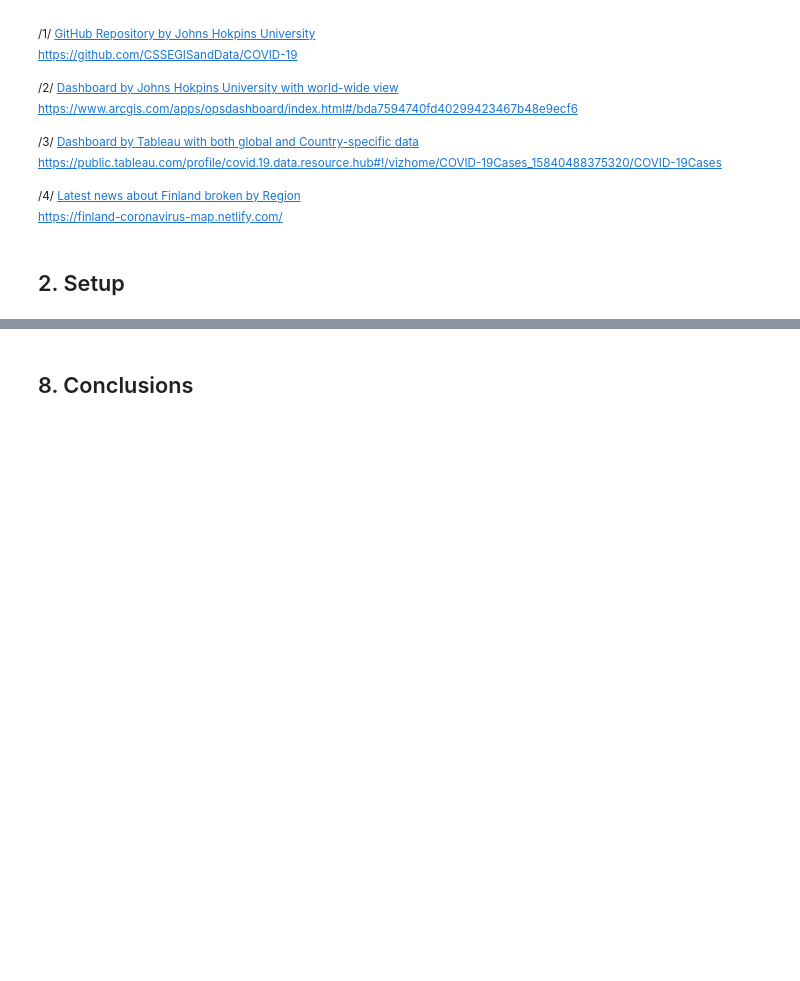
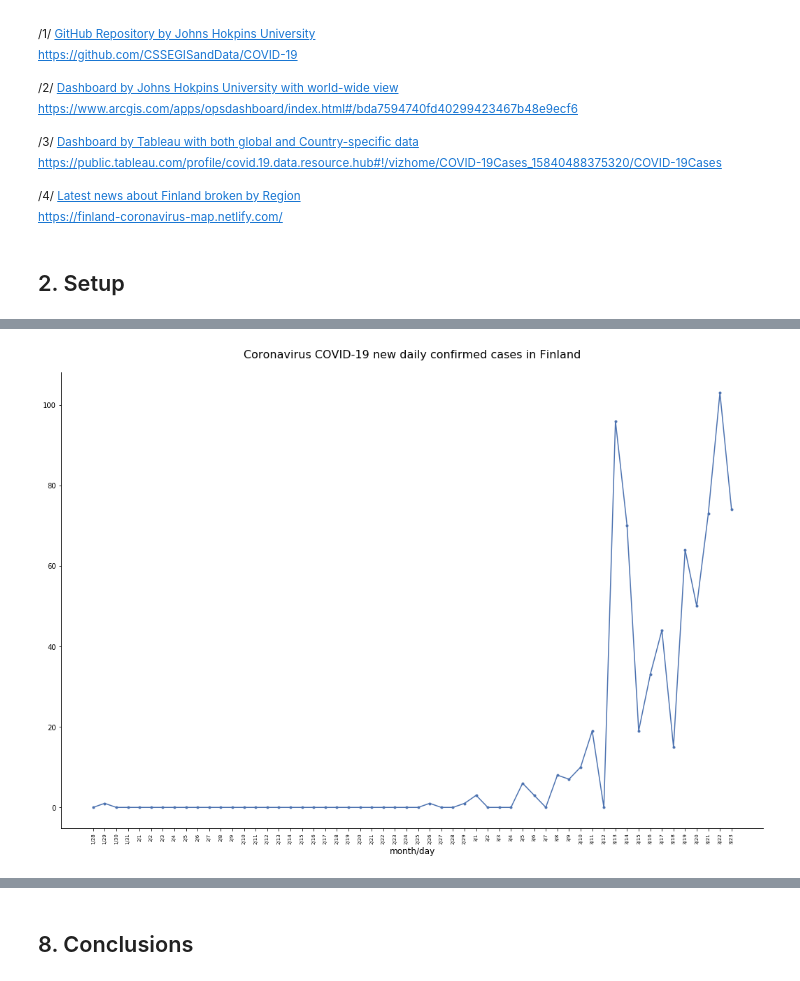
Before and after one commit to BerniHacker/Coronavirus, a Jupyter notebook: Coronavirus_Finland.ipynb, the cells around one changed output, grey strips where cells are left out. Drawn from its saved outputs; the diff is of its cells as text; code cells hidden in the pictures; blank space fills up the shorter version.

```diff
--- a/Coronavirus_Finland.ipynb
+++ b/Coronavirus_Finland.ipynb
@@ -66,0 +418,9 @@ pd.set_option('display.max_columns', None)
+# %%
+# Loading the data files into pandas dataframes
+# Loading the world time series
+world_confirmed = pd.read_csv('JHU_COVID-19/COVID-19/csse_covid_19_data/'
+                              'csse_covid_19_time_series/'
+                              'time_series_covid19_confirmed_global.csv')
+world_deceased = pd.read_csv('JHU_COVID-19/COVID-19/csse_covid_19_data/'
+                             'csse_covid_19_time_series/'
+                             'time_series_covid19_deaths_global.csv')
@@ -66,0 +900,9 @@ pd.set_option('display.max_columns', None)
+# %%
+# Creating a list of same lenght as days_fin containing the increment of
+# the confirmed cases compared to the previous day (first derivate)
+# This tells how quickly the confirmed cases are growing
+finland_conf_incr_6 = calc_increments(finland_conf_6)
+
+# Visualizing the all series
+print("Daily increment in confirmed cases time series:")
+finland_conf_incr_6
@@ -66,0 +1238,13 @@ pd.set_option('display.max_columns', None)
+# %%
+# Plotting new daily confirmed Coronavirus cases in Finland
+cust_line_plot((days_fin, finland_conf_incr_6, ".", '-', 0, ""),
+               figsize_w=18, figsize_h=12,
+               title="Coronavirus COVID-19 new daily confirmed cases in Finland",
+               title_fs=16, title_offset=20,
+               rem_borders=True,
+               x_label="month/day", xlabel_fs=12,
+               xvalues_fs=7,rot=90,
+               y_label=None, ylabel_fs=12,
+               legend=False)
+# %% [output]
+[figure, added]
```
Also changed, not shown: parts of 123 cells of this notebook, 2 other files.
